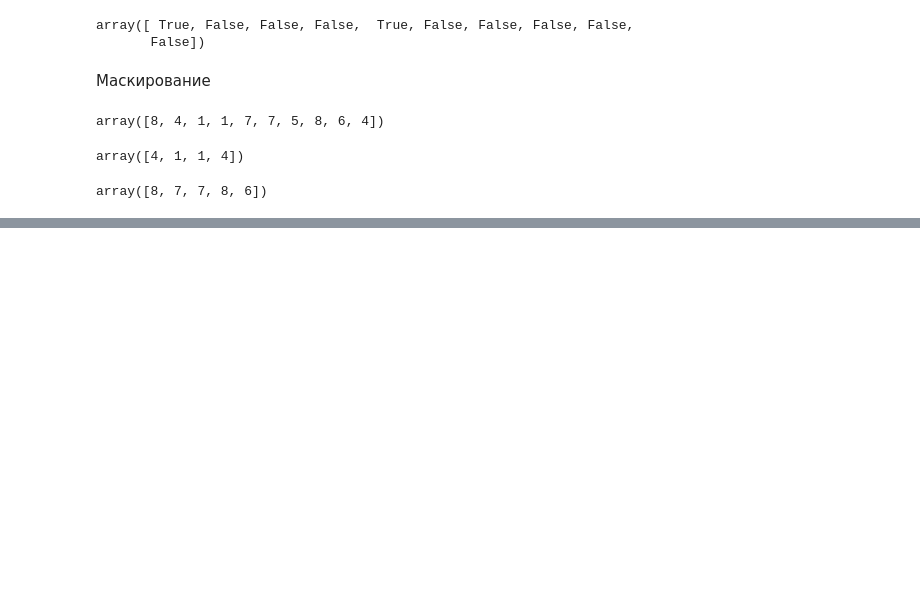
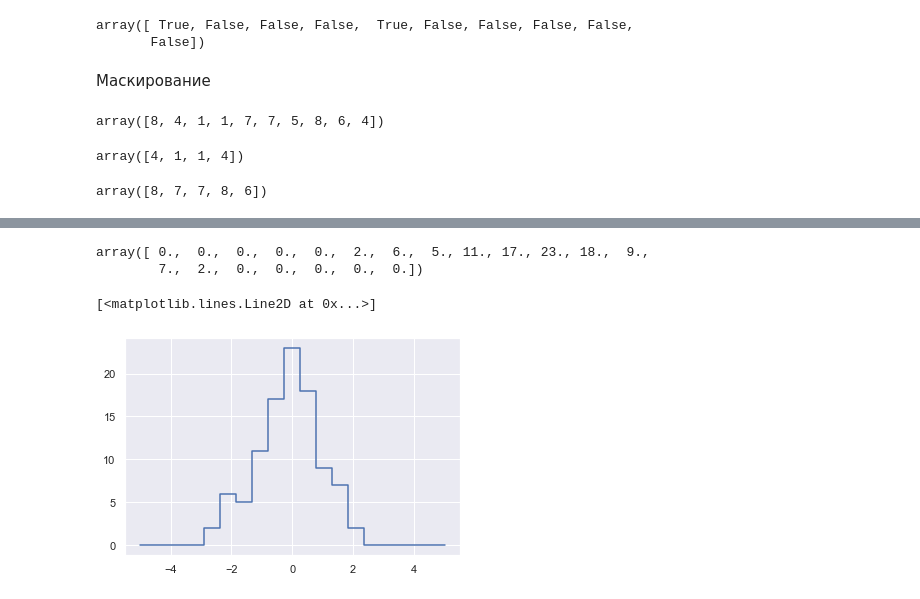
Before and after one commit to dmitry10x/ml_book, a Jupyter notebook: numpy/numpy.ipynb, the cells around one changed output, grey strips where cells are left out. Saved outputs shown, nothing was run; the diff lists cells and outputs as text; code cells hidden in the pictures; blank space fills up the shorter version.

```diff
--- a/numpy/numpy.ipynb
+++ b/numpy/numpy.ipynb
@@ -740,0 +868,4 @@ array([8, 7, 7, 8, 6])
+# %%
+#рассчитываем гистограмму вручную
+bins = np.linspace(-5, 5, 20)
+bins
@@ -740,0 +877,3 @@ array([8, 7, 7, 8, 6])
+# %%
+counts = np.zeros_like(bins)
+counts
@@ -740,0 +898,10 @@ array([8, 7, 7, 8, 6])
+# %%
+counts
+# %% [output]
+array([ 0.,  0.,  0.,  0.,  0.,  2.,  6.,  5., 11., 17., 23., 18.,  9.,
+        7.,  2.,  0.,  0.,  0.,  0.,  0.])
+# %%
+plt.plot(bins, counts, linestyle='steps')
+# %% [output]
+[<matplotlib.lines.Line2D at 0x...>]
+[figure, added]
```
Also changed, not shown: parts of 36 cells of this notebook.
